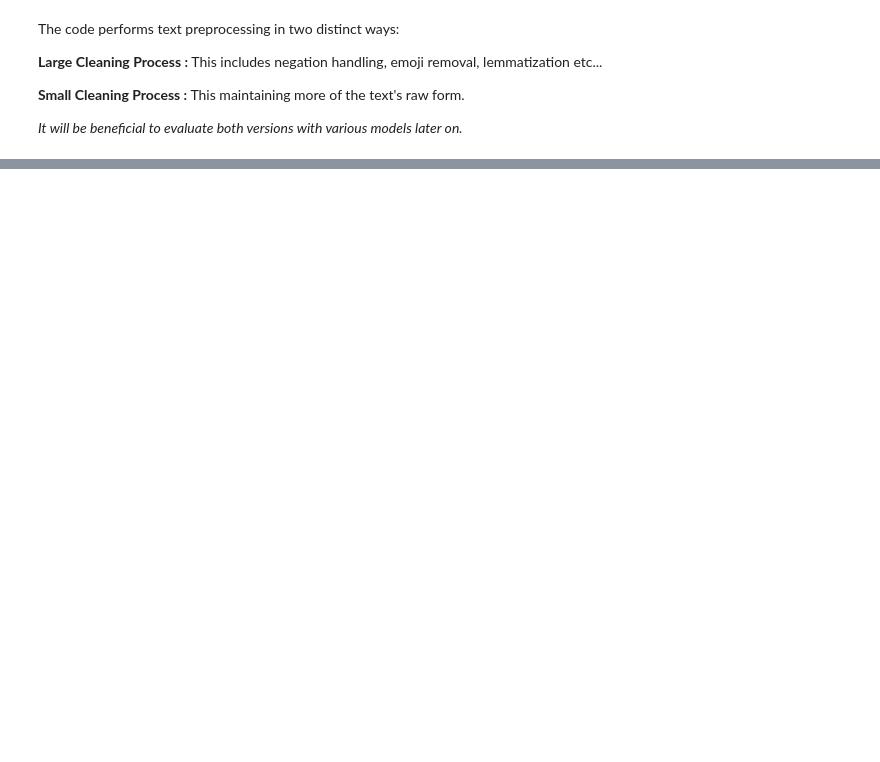
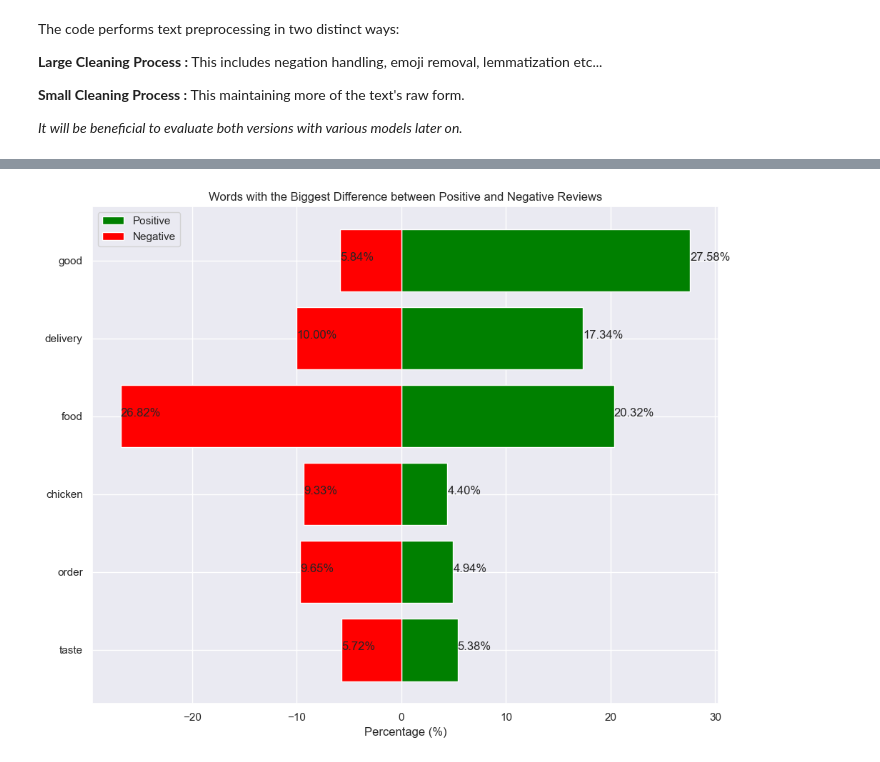
Before and after one commit to AntoineMagninn/ReviewRankML, a Jupyter notebook: EDA.ipynb, the cells around one changed output, grey strips where cells are left out. Cells and saved outputs as stored; diff of their text form; code cells hidden in the pictures; blank space fills up the shorter version.

```diff
--- a/EDA.ipynb
+++ b/EDA.ipynb
@@ -232,0 +300,51 @@ print(comparison_df.head())
+# %%
+# Continue with the previous code for obtaining most_common_positive and most_common_negative...
+
+# Determine the total counts for positive and negative words to calculate percentages
+total_positive = sum(positive_counts)
+total_negative = sum(negative_counts)
+
+# Calculate the percentages for the most common words
+positive_percentages = [(word, count / total_positive * 100) for word, count in most_common_positive]
+negative_percentages = [(word, count / total_negative * 100) for word, count in most_common_negative]
+
+# Create a DataFrame from the percentages
+df_positive = pd.DataFrame(positive_percentages, columns=['word', 'percentage'])
+df_negative = pd.DataFrame(negative_percentages, columns=['word', 'percentage'])
+
+# Merge the DataFrames on the word column to align the positive and negative percentages
+merged_df = pd.merge(df_positive, df_negative, on='word', suffixes=('_pos', '_neg'))
+
+# Calculate the difference in percentages
+merged_df['diff'] = merged_df['percentage_pos'] - merged_df['percentage_neg']
+
+# Sort by the absolute difference
+merged_df = merged_df.reindex(merged_df['diff'].abs().sort_values(ascending=False).index)
+
+# Plot the top 10 words with the biggest difference in percentage
+top_words = merged_df.head(10)
+plt.figure(figsize=(10, 8))
+
+# Positive bars will be on the left, negative on the right, hence the negative sign for negative percentages
+plt.barh(top_words['word'], top_words['percentage_pos'], color='green', label='Positive')
+plt.barh(top_words['word'], -top_words['percentage_neg'], color='red', label='Negative')
+
+plt.xlabel('Percentage (%)')
+plt.title('Words with the Biggest Difference between Positive and Negative Reviews')
+plt.legend()
+
+# Invert the y-axis to have the highest percentages at the top of the graph
+plt.gca().invert_yaxis()
+
+# Adding data labels
+for index, value in enumerate(top_words['percentage_pos']):
+    plt.text(value, index, f"{value:.2f}%")
+
+for index, value in enumerate(top_words['percentage_neg']):
+    plt.text(-value, index, f"{value:.2f}%")
+
+# Show the plot
+plt.tight_layout()
+plt.show()
+# %% [output]
+[figure, added]
```
Also changed, not shown: parts of 11 cells of this notebook.
